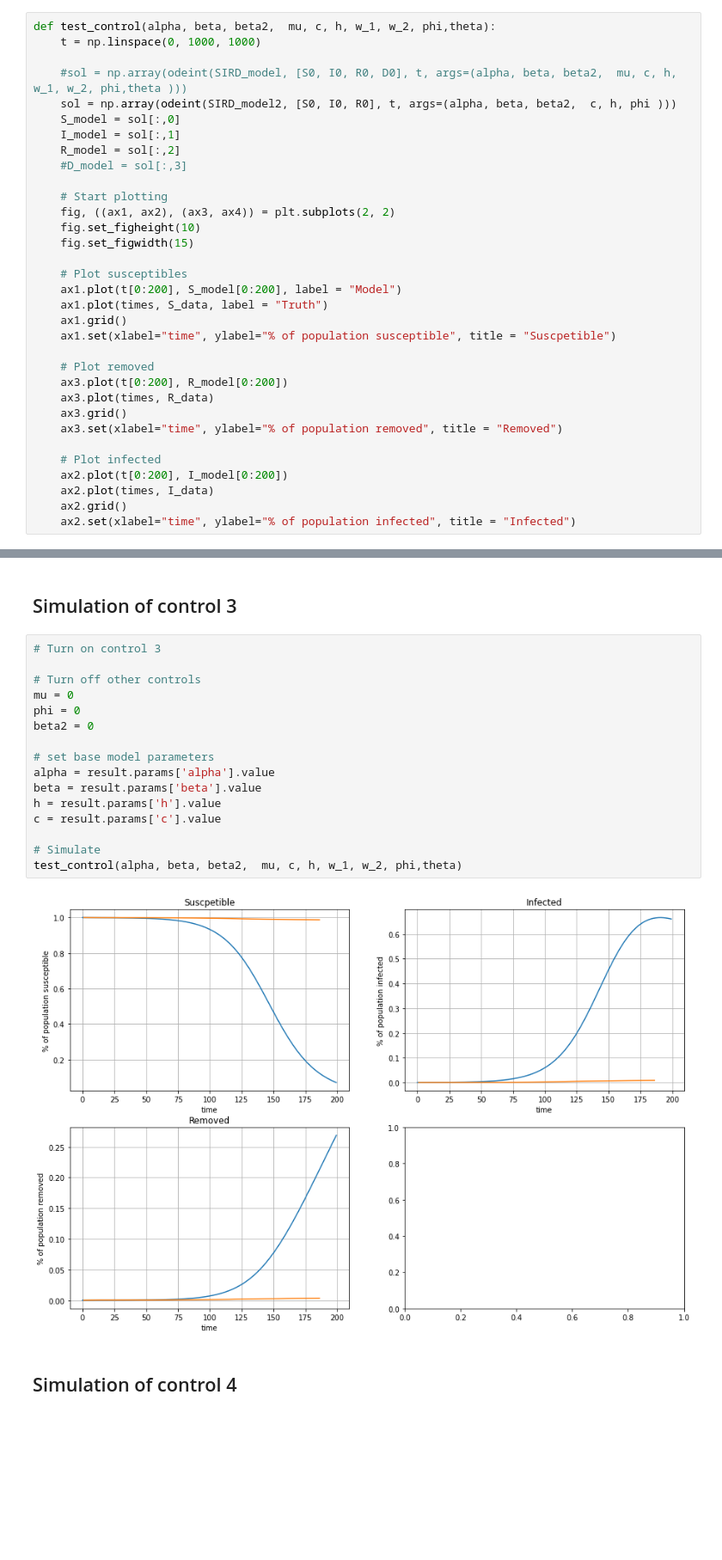
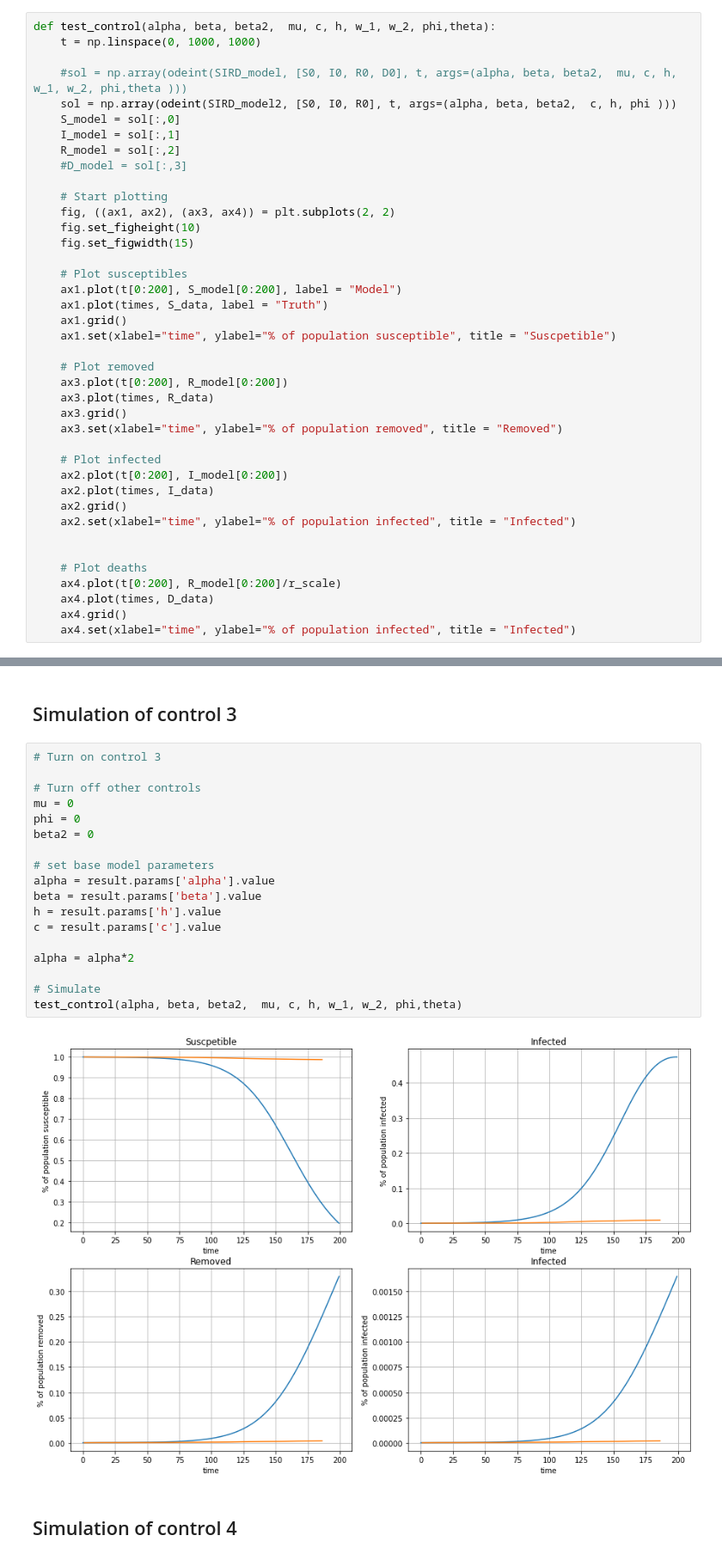
Before and after one commit to DusanKovac/Modelling-Cholera-Outbreak, a Jupyter notebook: sird_simplified.ipynb, the cells around one changed output, grey strips where cells are left out. Shown at 86% size. Saved outputs shown, nothing was run; the diff lists cells and outputs as text; blank space fills up the shorter version.

Commit message:
plotted deaths

```diff
--- a/sird_simplified.ipynb
+++ b/sird_simplified.ipynb
@@ -291,6 +291,13 @@ def test_control(alpha, beta, beta2,  mu, c, h, w_1, w_2, phi,theta):
     ax2.plot(times, I_data)
     ax2.grid()
     ax2.set(xlabel="time", ylabel="% of population infected", title = "Infected")
+
+
+    # Plot deaths
+    ax4.plot(t[0:200], R_model[0:200]/r_scale)
+    ax4.plot(times, D_data)
+    ax4.grid()
+    ax4.set(xlabel="time", ylabel="% of population infected", title = "Infected")
 # %% [markdown]
 ## Simulate with all controls
 # %%
@@ -362,21 +392,23 @@ test_control(alpha, beta, beta2,  mu, c, h, w_1, w_2, phi,theta)
 # %%
 # Turn on control 3
 
 # Turn off other controls
 mu = 0
 phi = 0
 beta2 = 0
 
 # set base model parameters
 alpha = result.params['alpha'].value
 beta = result.params['beta'].value
 h = result.params['h'].value
 c = result.params['c'].value
 
+alpha = alpha*2
+
 # Simulate
 test_control(alpha, beta, beta2,  mu, c, h, w_1, w_2, phi,theta)
 # %% [output]
-[figure, old version]
+[figure, new version]
 # %% [markdown]
 ## Simulation of control 4
 # %%
```
Also changed, not shown: parts of 5 cells of this notebook.
